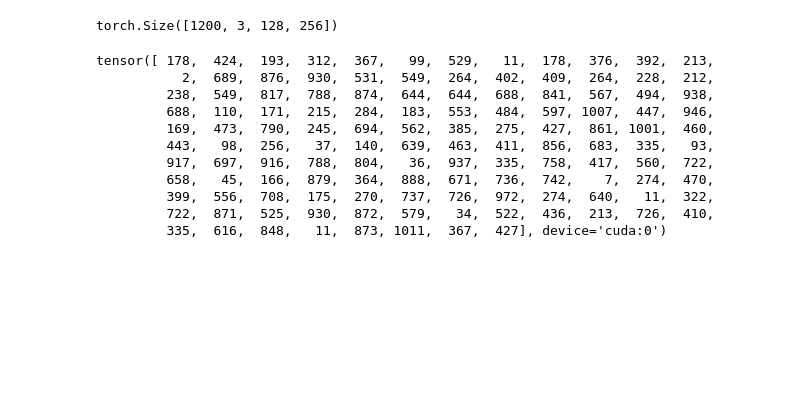
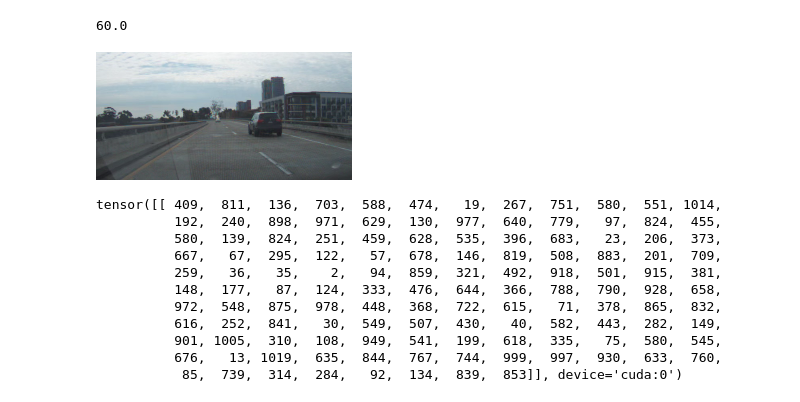
Before and after one commit to olek-osikowicz/commavq, a Jupyter notebook: notebooks/encode.ipynb, the cells around one changed output. Saved outputs shown, nothing was run; the diff lists cells and outputs as text; code cells hidden in the pictures; blank space fills up the shorter version.

```diff
--- a/notebooks/encode.ipynb
+++ b/notebooks/encode.ipynb
@@ -12,10 +13,12 @@ from utils.vqvae import CompressorConfig, Encoder
 frames = read_video("../examples/sample_video_ecamera.hevc")
 frames = np.array([transform_img(x) for x in frames])
 frames = torch.from_numpy(frames).permute(0, 3, 1, 2).to(device="cuda").float()
-# %%
-frames.shape
-# %% [output]
-torch.Size([1200, 3, 128, 256])
+# %%
+FPS = 20
+seconds = frames.shape[0] / FPS
+seconds
+# %% [output]
+60.0
 # %%
 # load model
 config = CompressorConfig()
@@ -26,6 +29,24 @@ encoder.load_state_dict_from_url(
     assign=True,
 )
 encoder = encoder.eval().to(device="cuda")
+# %%
+my_frame = frames[0].clone().cpu().numpy().astype(np.uint8)
+my_frame = my_frame.transpose(1, 2, 0)
+my_frame
+
+
+# img
+# Image.fromarray()
+# colors, height, width = my_frame.shape
+
+# my_frame = my_frame.reshape(width, height, colors)
+my_frame
+img = Image.fromarray(my_frame)
+
+my_frame.shape
+img
+# %% [output]
+[figure, added]
 # %%
 # encoding loop
 tokens = []
@@ -34,20 +55,20 @@ with torch.no_grad():
         encoding_indices = encoder(frames[i][None].float())
         tokens.append(encoding_indices)
 tokens = torch.cat(tokens, dim=0)
-# %%
-tokens[0]
-# %% [output]
-tensor([ 178,  424,  193,  312,  367,   99,  529,   11,  178,  376,  392,  213,
-           2,  689,  876,  930,  531,  549,  264,  402,  409,  264,  228,  212,
-         238,  549,  817,  788,  874,  644,  644,  688,  841,  567,  494,  938,
-         688,  110,  171,  215,  284,  183,  553,  484,  597, 1007,  447,  946,
-         169,  473,  790,  245,  694,  562,  385,  275,  427,  861, 1001,  460,
-         443,   98,  256,   37,  140,  639,  463,  411,  856,  683,  335,   93,
-         917,  697,  916,  788,  804,   36,  937,  335,  758,  417,  560,  722,
-         658,   45,  166,  879,  364,  888,  671,  736,  742,    7,  274,  470,
-         399,  556,  708,  175,  270,  737,  726,  972,  274,  640,   11,  322,
-         722,  871,  525,  930,  872,  579,   34,  522,  436,  213,  726,  410,
-         335,  616,  848,   11,  873, 1011,  367,  427], device='cuda:0')
+# %%
+encoding_indices
+# %% [output]
+tensor([[ 409,  811,  136,  703,  588,  474,   19,  267,  751,  580,  551, 1014,
+          192,  240,  898,  971,  629,  130,  977,  640,  779,   97,  824,  455,
+          580,  139,  824,  251,  459,  628,  535,  396,  683,   23,  206,  373,
+          667,   67,  295,  122,   57,  678,  146,  819,  508,  883,  201,  709,
+          259,   36,   35,    2,   94,  859,  321,  492,  918,  501,  915,  381,
+          148,  177,   87,  124,  333,  476,  644,  366,  788,  790,  928,  658,
+          972,  548,  875,  978,  448,  368,  722,  615,   71,  378,  865,  832,
+          616,  252,  841,   30,  549,  507,  430,   40,  582,  443,  282,  149,
+          901, 1005,  310,  108,  949,  541,  199,  618,  335,   75,  580,  545,
+          676,   13, 1019,  635,  844,  767,  744,  999,  997,  930,  633,  760,
+           85,  739,  314,  284,   92,  134,  839,  853]], device='cuda:0')
 # %%
 # save the tokens! now head over to the decoding notebook
 tokens = tokens.cpu().numpy()
```
Also changed, not shown: parts of 1 cell of this notebook, 7 other files.
